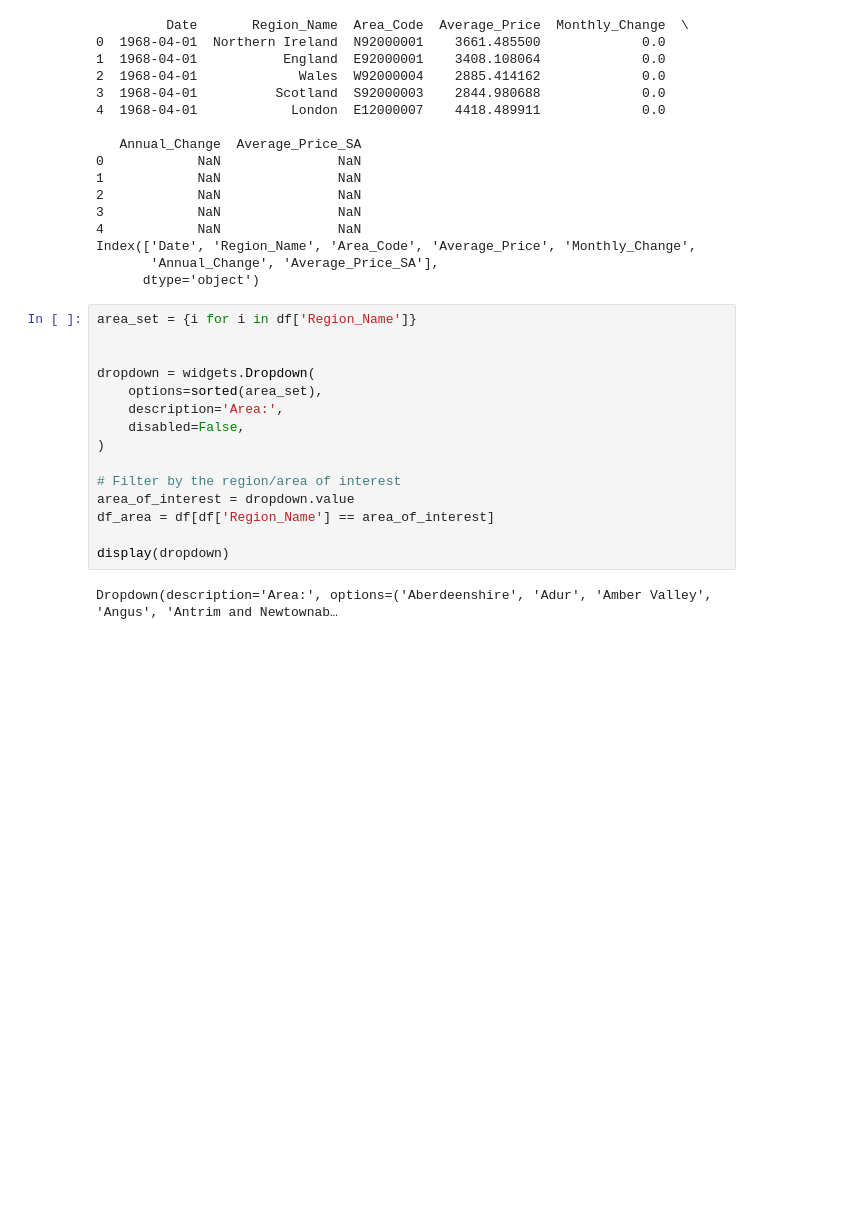
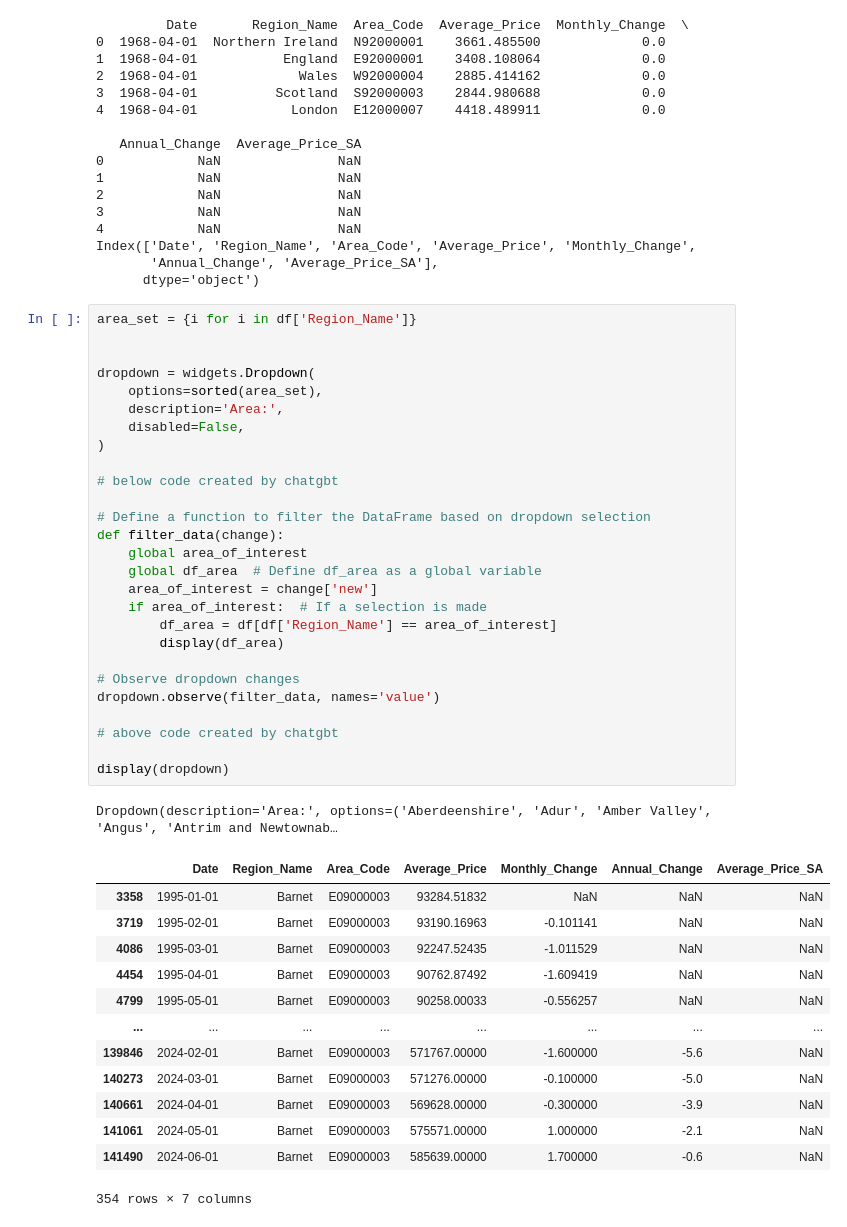
Before and after one commit to mjc136/DataScience, a Jupyter notebook: HousePricePredictor/HousePricePredictor.ipynb, the cells around one changed output. Cells and saved outputs as stored; diff of their text form; blank space fills up the shorter version.

```diff
--- a/HousePricePredictor/HousePricePredictor.ipynb
+++ b/HousePricePredictor/HousePricePredictor.ipynb
@@ -32,18 +33,43 @@ Index(['Date', 'Region_Name', 'Area_Code', 'Average_Price', 'Monthly_Change',
 # %%
 area_set = {i for i in df['Region_Name']}
 
 
 dropdown = widgets.Dropdown(
     options=sorted(area_set),
     description='Area:',
     disabled=False,
 )
 
-# Filter by the region/area of interest
-area_of_interest = dropdown.value
-df_area = df[df['Region_Name'] == area_of_interest]
+# below code created by chatgbt
+
+# Define a function to filter the DataFrame based on dropdown selection
+def filter_data(change):
+    global area_of_interest
+    global df_area  # Define df_area as a global variable
+    area_of_interest = change['new']
+    if area_of_interest:  # If a selection is made
+        df_area = df[df['Region_Name'] == area_of_interest]
+        display(df_area)
+
+# Observe dropdown changes
+dropdown.observe(filter_data, names='value')
+
+# above code created by chatgbt
 
 display(dropdown)
 # %% [output]
 Dropdown(description='Area:', options=('Aberdeenshire', 'Adur', 'Amber Valley', 'Angus', 'Antrim and Newtownab…
+|  | Date | Region_Name | Area_Code | Average_Price | Monthly_Change | Annual_Change | Average_Price_SA |
+| 3358 | 1995-01-01 | Barnet | E09000003 | 93284.51832 | NaN | NaN | NaN |
+| 3719 | 1995-02-01 | Barnet | E09000003 | 93190.16963 | -0.101141 | NaN | NaN |
+| 4086 | 1995-03-01 | Barnet | E09000003 | 92247.52435 | -1.011529 | NaN | NaN |
+| 4454 | 1995-04-01 | Barnet | E09000003 | 90762.87492 | -1.609419 | NaN | NaN |
+| 4799 | 1995-05-01 | Barnet | E09000003 | 90258.00033 | -0.556257 | NaN | NaN |
+| ... | ... | ... | ... | ... | ... | ... | ... |
+| 139846 | 2024-02-01 | Barnet | E09000003 | 571767.00000 | -1.600000 | -5.6 | NaN |
+| 140273 | 2024-03-01 | Barnet | E09000003 | 571276.00000 | -0.100000 | -5.0 | NaN |
+| 140661 | 2024-04-01 | Barnet | E09000003 | 569628.00000 | -0.300000 | -3.9 | NaN |
+| 141061 | 2024-05-01 | Barnet | E09000003 | 575571.00000 | 1.000000 | -2.1 | NaN |
+| 141490 | 2024-06-01 | Barnet | E09000003 | 585639.00000 | 1.700000 | -0.6 | NaN |
+354 rows × 7 columns
 # %%
```
Also changed, not shown: parts of 4 cells of this notebook.
